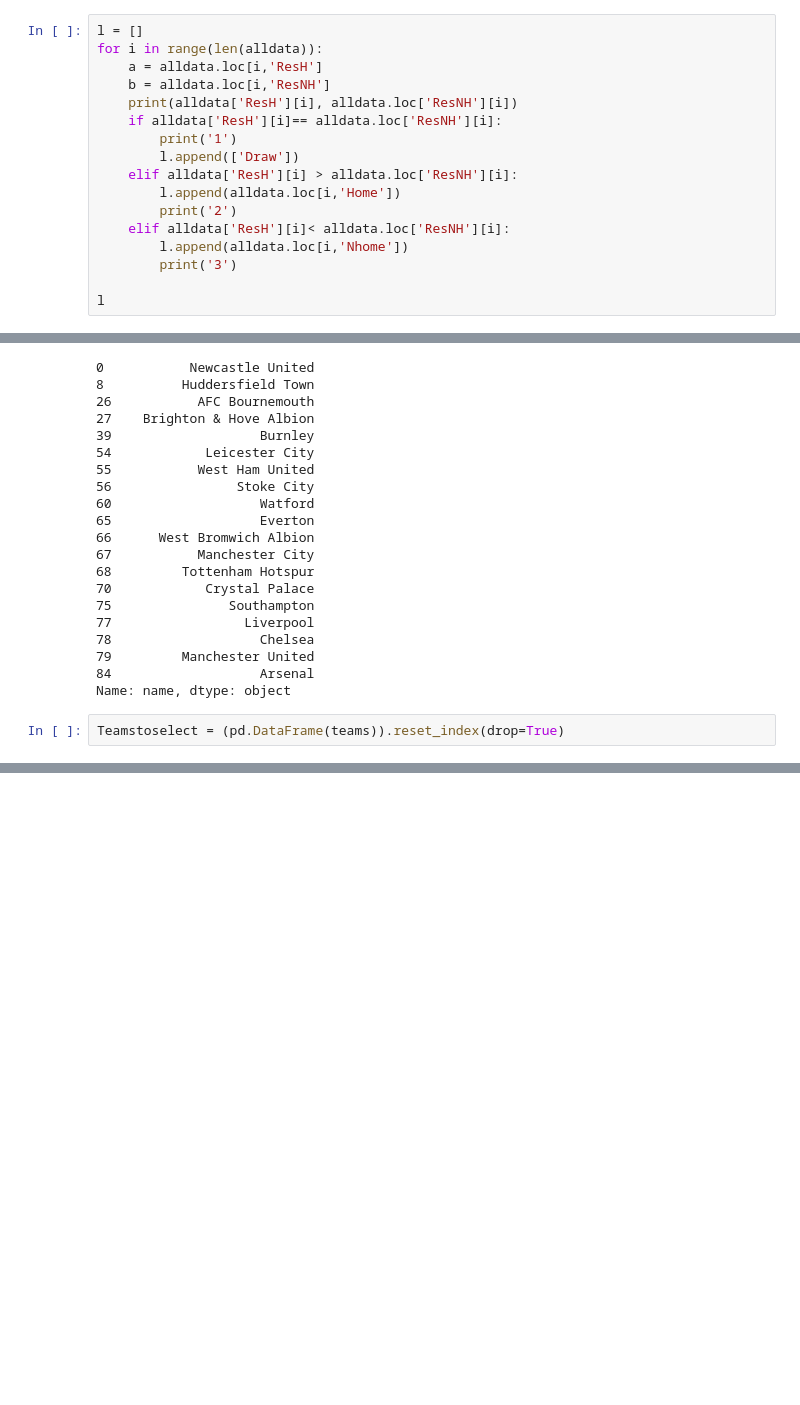
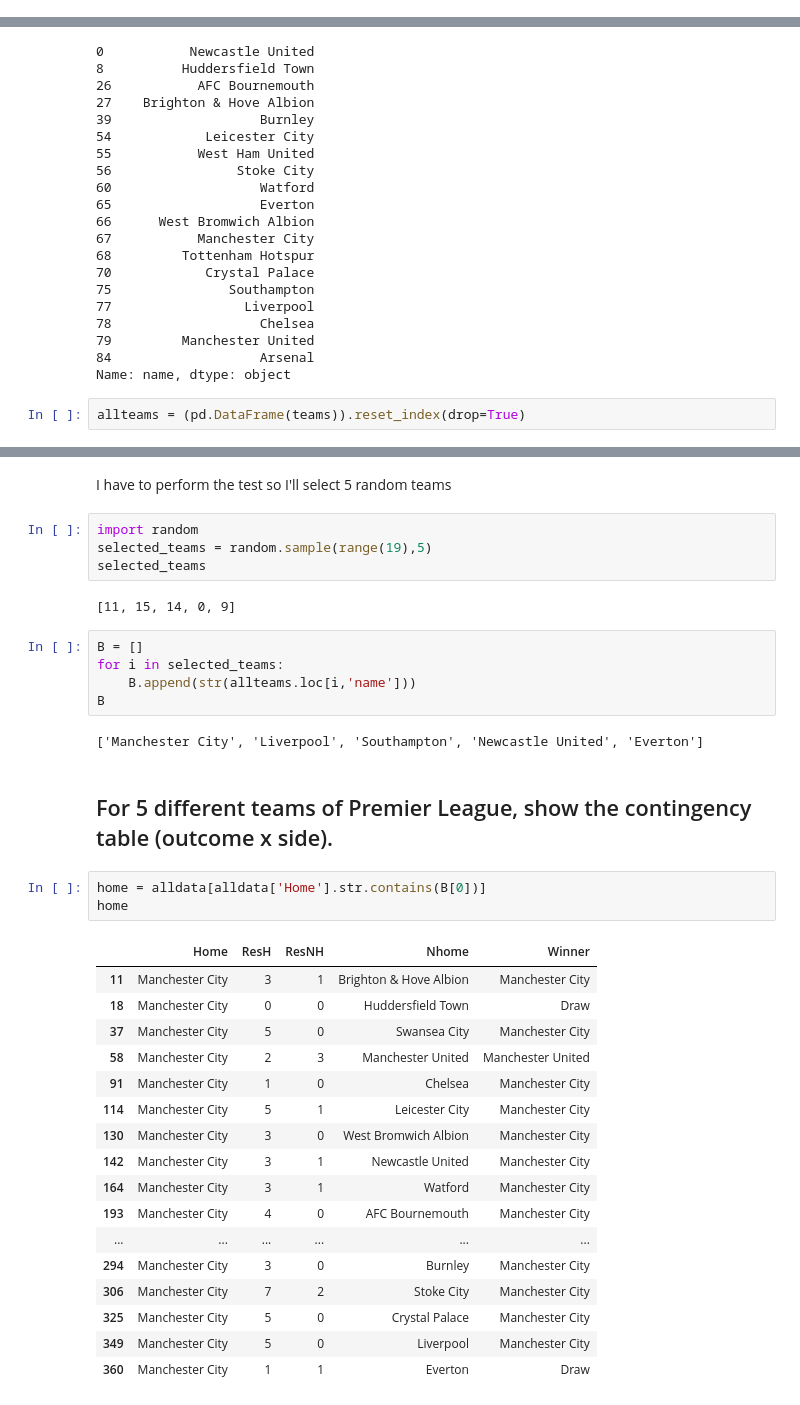
Before and after one commit to DavideZingaro/HW2, a Jupyter notebook: ExRQ2.ipynb, the cells around one changed output, grey strips where cells are left out. Cells and saved outputs as stored; diff of their text form; blank space fills up the shorter version.

```diff
--- a/ExRQ2.ipynb
+++ b/ExRQ2.ipynb
@@ -176,17 +158,0 @@ l
-# %%
-l = []
-for i in range(len(alldata)):
-    a = alldata.loc[i,'ResH']
-    b = alldata.loc[i,'ResNH']
-    print(alldata['ResH'][i], alldata.loc['ResNH'][i])
-    if alldata['ResH'][i]== alldata.loc['ResNH'][i]:
-        print('1')
-        l.append(['Draw'])
-    elif alldata['ResH'][i] > alldata.loc['ResNH'][i]:
-        l.append(alldata.loc[i,'Home'])
-        print('2')
-    elif alldata['ResH'][i]< alldata.loc['ResNH'][i]:
-        l.append(alldata.loc[i,'Nhome'])
-        print('3')
-
-l
@@ -291,4 +234,4 @@ teams
 84                   Arsenal
 Name: name, dtype: object
 # %%
-Teamstoselect = (pd.DataFrame(teams)).reset_index(drop=True)
+allteams = (pd.DataFrame(teams)).reset_index(drop=True)
@@ -314,0 +258,38 @@ Teamstoselect
+# %% [markdown]
+I have to perform the test so I'll select 5 random teams
+# %%
+import random
+selected_teams = random.sample(range(19),5)
+selected_teams
+# %% [output]
+[11, 15, 14, 0, 9]
+# %%
+B = []
+for i in selected_teams:
+    B.append(str(allteams.loc[i,'name']))
+B
+# %% [output]
+['Manchester City', 'Liverpool', 'Southampton', 'Newcastle United', 'Everton']
+# %% [markdown]
+##  For 5 different teams of Premier League, show the contingency table (outcome x side).
+# %%
+home = alldata[alldata['Home'].str.contains(B[0])]
+home
+# %% [output]
+|  | Home | ResH | ResNH | Nhome | Winner |
+| 11 | Manchester City | 3 | 1 | Brighton & Hove Albion | Manchester City |
+| 18 | Manchester City | 0 | 0 | Huddersfield Town | Draw |
+| 37 | Manchester City | 5 | 0 | Swansea City | Manchester City |
+| 58 | Manchester City | 2 | 3 | Manchester United | Manchester United |
+| 91 | Manchester City | 1 | 0 | Chelsea | Manchester City |
+| 114 | Manchester City | 5 | 1 | Leicester City | Manchester City |
+| 130 | Manchester City | 3 | 0 | West Bromwich Albion | Manchester City |
+| 142 | Manchester City | 3 | 1 | Newcastle United | Manchester City |
+| 164 | Manchester City | 3 | 1 | Watford | Manchester City |
+| 193 | Manchester City | 4 | 0 | AFC Bournemouth | Manchester City |
+| ... | ... | ... | ... | ... | ... |
+| 294 | Manchester City | 3 | 0 | Burnley | Manchester City |
+| 306 | Manchester City | 7 | 2 | Stoke City | Manchester City |
+| 325 | Manchester City | 5 | 0 | Crystal Palace | Manchester City |
+| 349 | Manchester City | 5 | 0 | Liverpool | Manchester City |
+| 360 | Manchester City | 1 | 1 | Everton | Draw |
```
Also changed, not shown: parts of 18 cells of this notebook.
